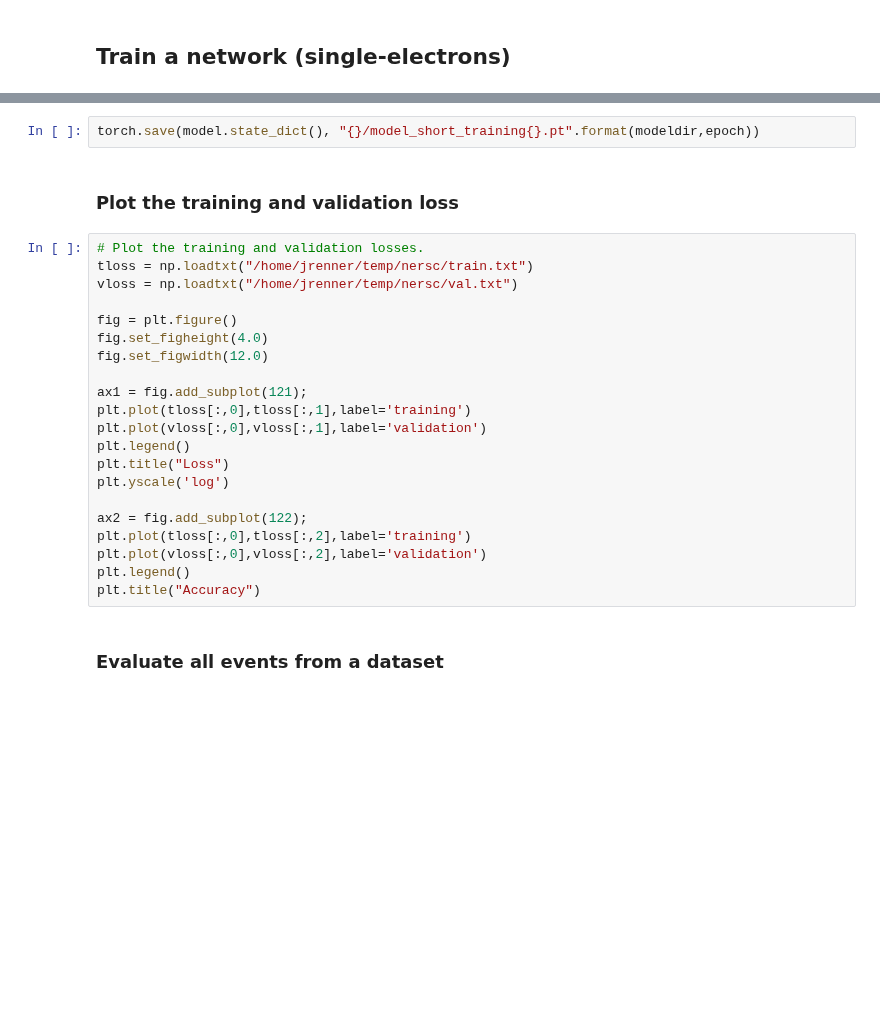
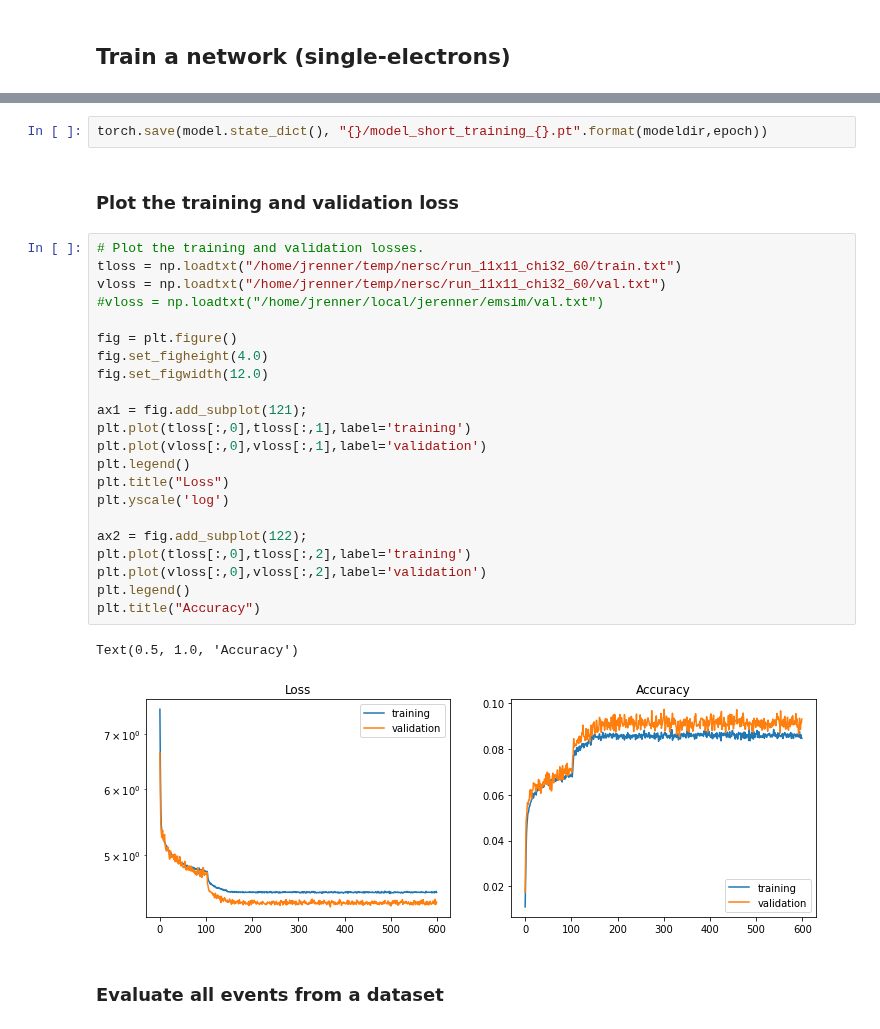
Before and after one commit to jerenner/emsim, a Jupyter notebook: emsim.ipynb, the cells around one changed output, grey strips where cells are left out. Saved outputs shown, nothing was run; the diff lists cells and outputs as text; blank space fills up the shorter version.

```diff
--- a/emsim.ipynb
+++ b/emsim.ipynb
@@ -935,28 +916,32 @@ Train Epoch: 3 [64100/80000 (80%)
 # %%
-torch.save(model.state_dict(), "{}/model_short_training{}.pt".format(modeldir,epoch))
+torch.save(model.state_dict(), "{}/model_short_training_{}.pt".format(modeldir,epoch))
 # %% [markdown]
 ### Plot the training and validation loss
 # %%
 # Plot the training and validation losses.
-tloss = np.loadtxt("/home/jrenner/temp/nersc/train.txt")
-vloss = np.loadtxt("/home/jrenner/temp/nersc/val.txt")
+tloss = np.loadtxt("/home/jrenner/temp/nersc/run_11x11_chi32_60/train.txt")
+vloss = np.loadtxt("/home/jrenner/temp/nersc/run_11x11_chi32_60/val.txt")
+#vloss = np.loadtxt("/home/jrenner/local/jerenner/emsim/val.txt")
 
 fig = plt.figure()
 fig.set_figheight(4.0)
 fig.set_figwidth(12.0)
 
 ax1 = fig.add_subplot(121);
 plt.plot(tloss[:,0],tloss[:,1],label='training')
 plt.plot(vloss[:,0],vloss[:,1],label='validation')
 plt.legend()
 plt.title("Loss")
 plt.yscale('log')
 
 ax2 = fig.add_subplot(122);
 plt.plot(tloss[:,0],tloss[:,2],label='training')
 plt.plot(vloss[:,0],vloss[:,2],label='validation')
 plt.legend()
 plt.title("Accuracy")
+# %% [output]
+Text(0.5, 1.0, 'Accuracy')
+[figure, added]
 # %% [markdown]
 ### Evaluate all events from a dataset
 # %%
```
Also changed, not shown: parts of 7 cells of this notebook, 6 other files.
